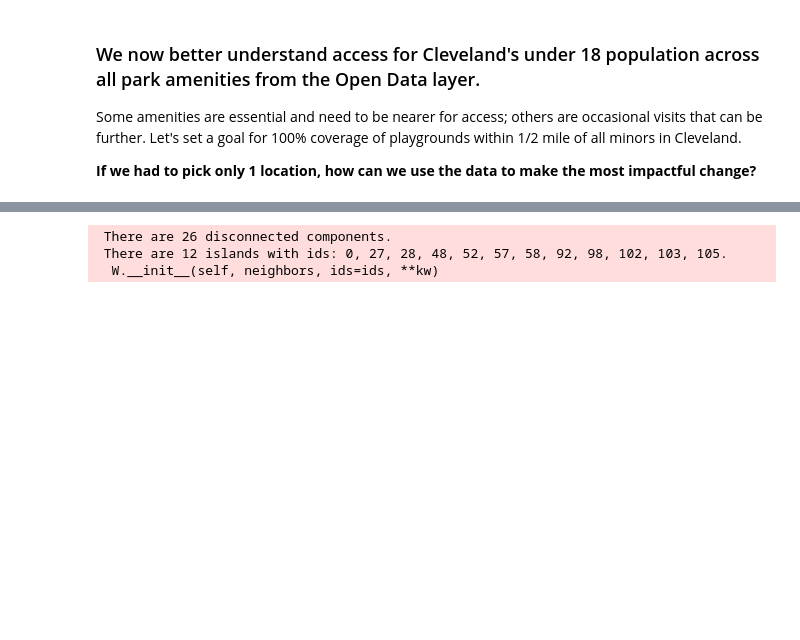
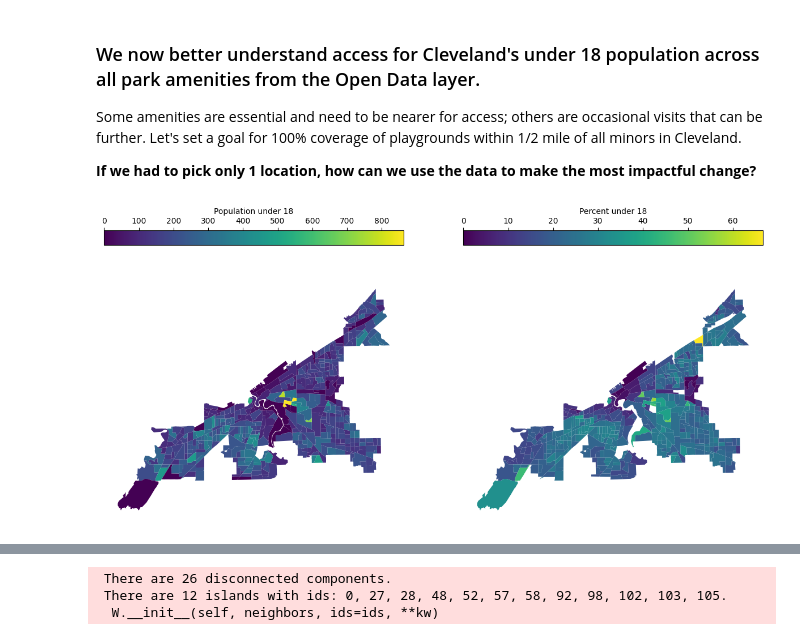
Before and after one commit to City-of-Cleveland/open-data-examples, a Jupyter notebook: 03-Recreation access across Cleveland.ipynb, the cells around one changed output, grey strips where cells are left out. Cells and saved outputs as stored; diff of their text form; code cells hidden in the pictures; blank space fills up the shorter version.

```diff
--- a/03-Recreation access across Cleveland.ipynb
+++ b/03-Recreation access across Cleveland.ipynb
@@ -76,7 +96,7 @@ city_gdf = gpd.read_file(city_gjson, driver="GeoJSON", crs="EPSG:3734").set_crs(
 # %%
 blockgroup_census = census_item.layers[4]
 # Let's query block groups from the County
-blockgroup_fs = blockgroup_census.query(where="County = 'Cuyahoga County'")
+blockgroup_fs = blockgroup_census.query(where="County = 'Cuyahoga County'", return_all_records=True)
 blockgroup_gjson = blockgroup_fs.to_geojson
 # Read to GeoDataFrame, project to Ohio North so we have clean reliable measurements
 census_gdf = gpd.read_file(blockgroup_gjson, driver="GeoJSON", crs="EPSG:3857").set_crs(epsg=3857, allow_override=True).to_crs(epsg=3734)
@@ -219,3 +244,17 @@ Text(0.5, 1.0, 'Proximity to City Park Amenities using Open Data')
 Some amenities are essential and need to be nearer for access; others are occasional visits that can be further. Let's set a goal for 100% coverage of playgrounds within 1/2 mile of all minors in Cleveland.
 
 **If we had to pick only 1 location, how can we use the data to make the most impactful change?**
+# %%
+# Before we start mapping across the City, we need to map our universe of data (population under 18) to better understand their distribution across the City.
+# It's risky to make assumptions about your data based on polygon areas. The size of an area can be an extremely influential factor in a given metric.
+# For example, a tract 10 sq mi. wide could have 500 people. A tract 2 sq. mi wide can have 500 people also. They would show the same on a map!
+# We all know the tract 2 sq. mi wide has much more people per space. That's an important element of spatial analysis. Never trust raw counts of numbers until you have controlled for area.
+fig, ax = plt.subplots(1,2, figsize=(15,15))
+ax1 = cle_bgs.plot(ax=ax[0], column='Population under 18 years', legend = True, legend_kwds={'location': 'top',
+                                                                                             'label': 'Population under 18'})
+ax2 = cle_bgs.plot(ax=ax[1], column='Percent of population under 18 years', legend = True, legend_kwds={'location': 'top',
+                                                                                                        'label': 'Percent under 18'})
+for axes in ax:
+    axes.set_axis_off()
+# %% [output]
+[figure, added]
```
Also changed, not shown: parts of 19 cells of this notebook.
